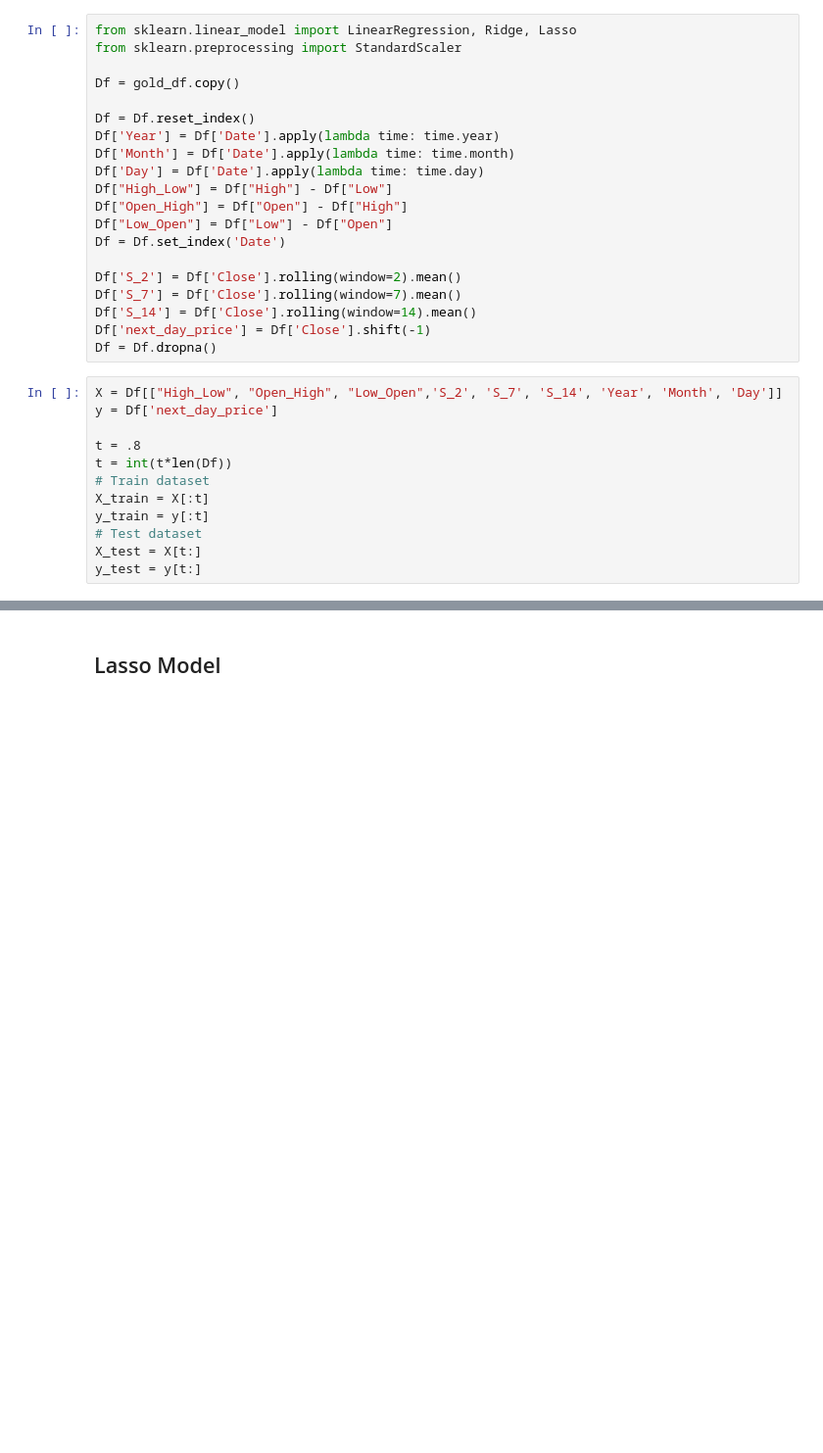
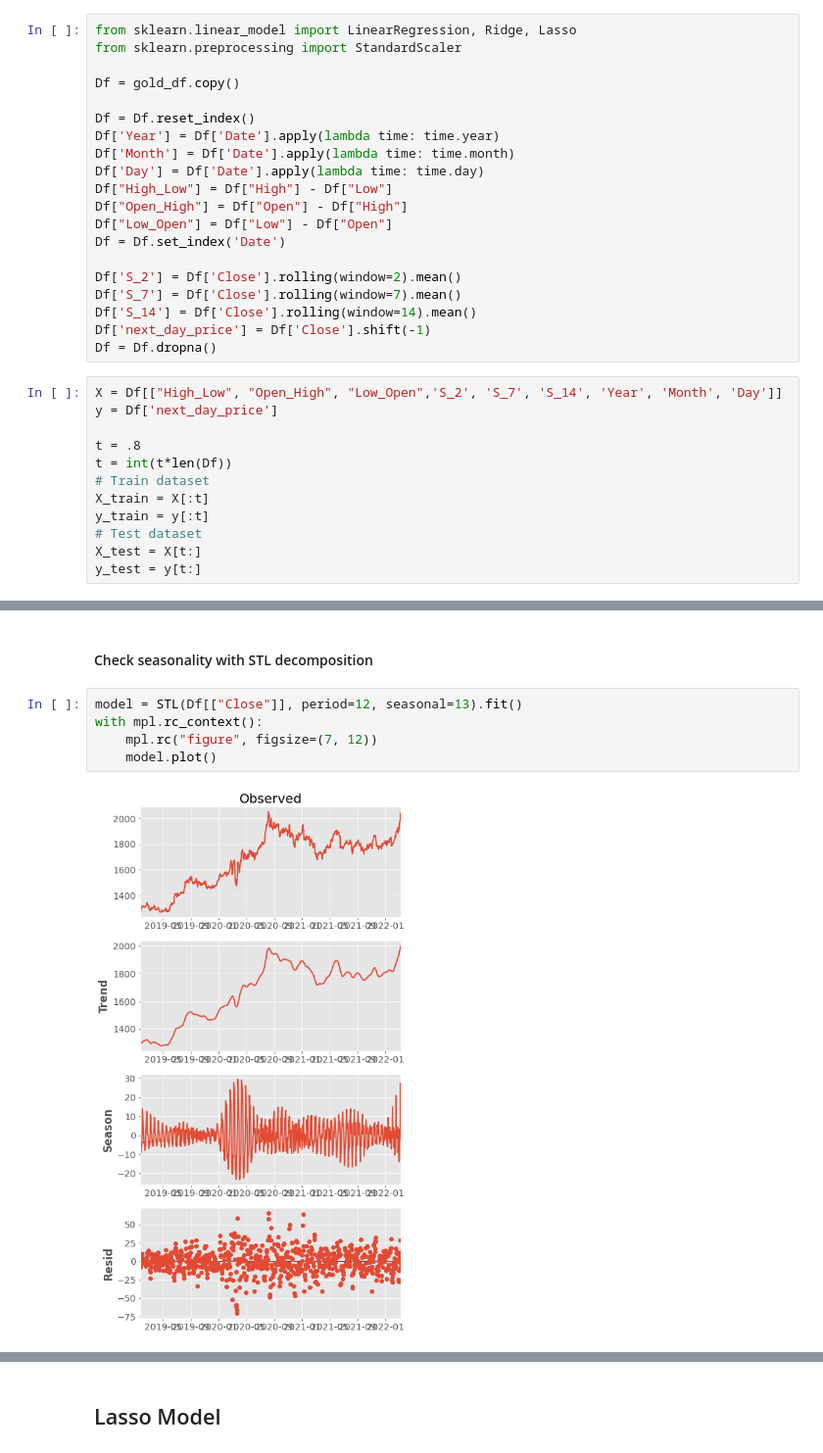
Before and after one commit to valli180/Gold_price_prediction, a Jupyter notebook: lab3_edited.ipynb, the cells around one changed output, grey strips where cells are left out. Shown at 98% size. Cells and saved outputs as stored; diff of their text form; blank space fills up the shorter version.

```diff
--- a/lab3_edited.ipynb
+++ b/lab3_edited.ipynb
@@ -184,0 +226,9 @@ y_test = y[t:]
+# %% [markdown]
+#### Check seasonality with STL decomposition
+# %%
+model = STL(Df[["Close"]], period=12, seasonal=13).fit()
+with mpl.rc_context():
+    mpl.rc("figure", figsize=(7, 12))
+    model.plot()
+# %% [output]
+[figure, added]
```
Also changed, not shown: parts of 22 cells of this notebook.
